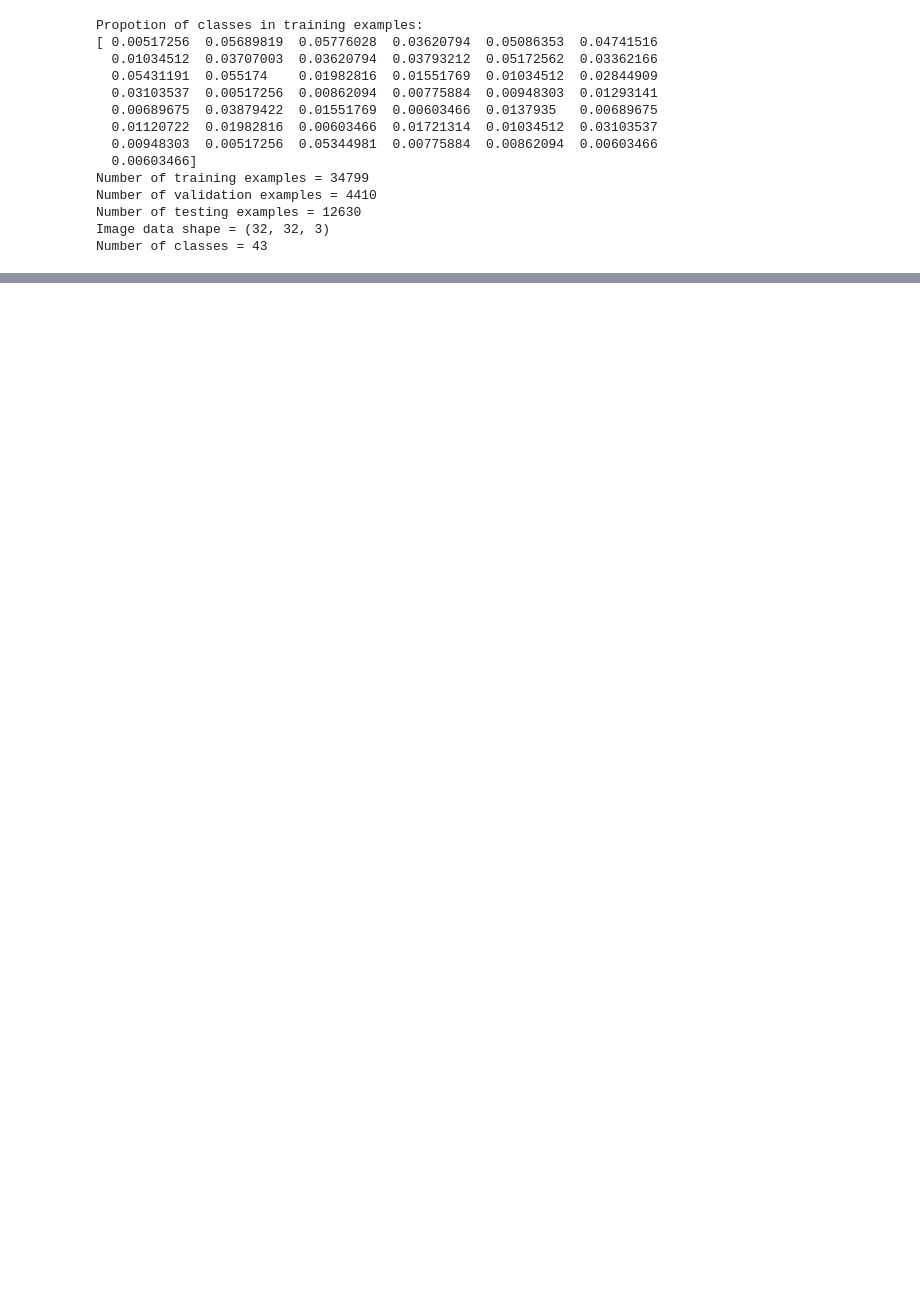
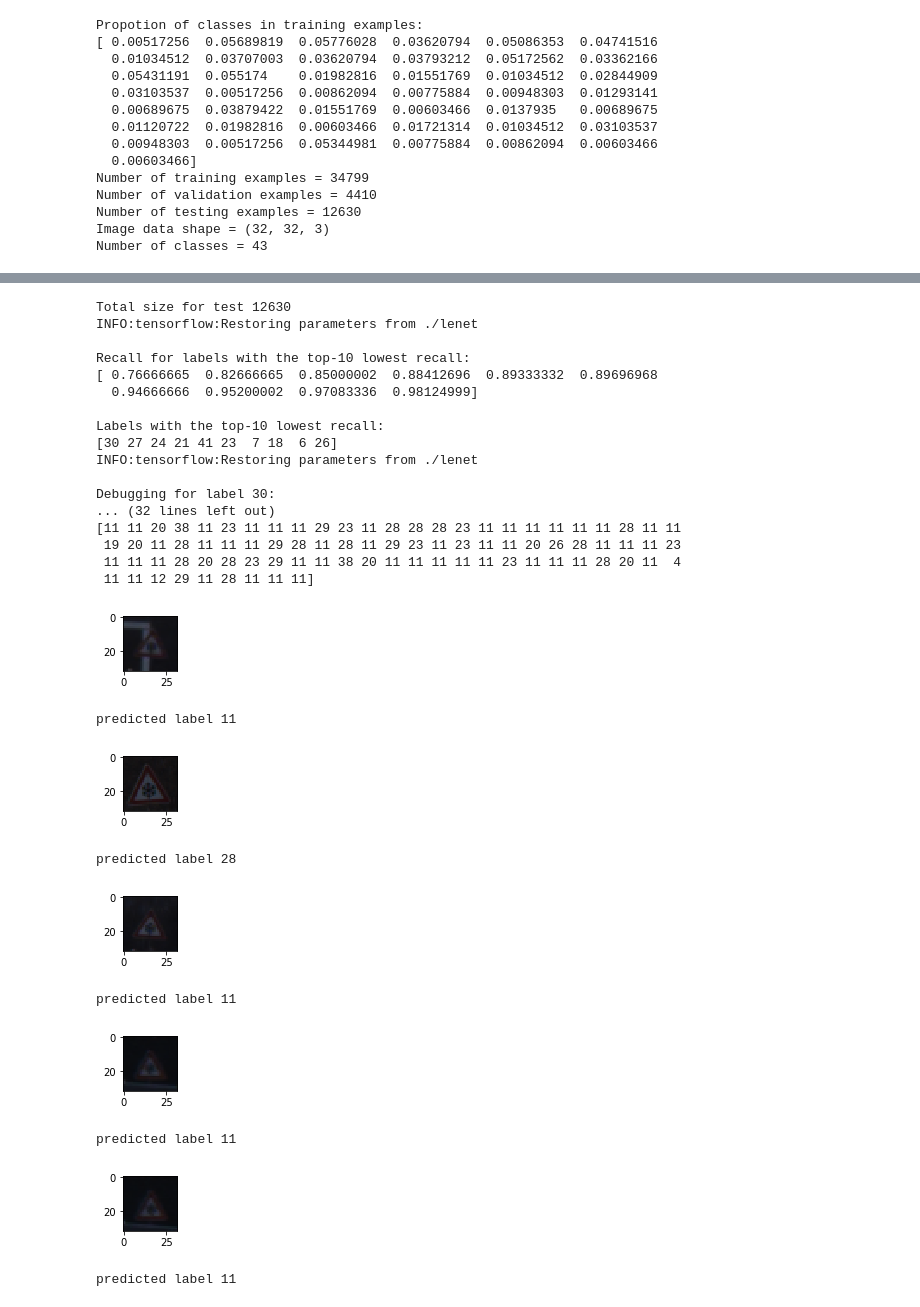
Before and after one commit to PayneJoe/SDC, a Jupyter notebook: CarND-Traffic-Sign-Classifier-Project/Traffic_Sign_Classifier.ipynb, the cells around one changed output, grey strips where cells are left out. Saved outputs shown, nothing was run; the diff lists cells and outputs as text; code cells hidden in the pictures; blank space fills up the shorter version.

```diff
--- a/CarND-Traffic-Sign-Classifier-Project/Traffic_Sign_Classifier.ipynb
+++ b/CarND-Traffic-Sign-Classifier-Project/Traffic_Sign_Classifier.ipynb
@@ -479,9 +502,9 @@ with tf.Session() as sess:
     for offset in range(0, num_examples, BATCH_SIZE):
         batch_x = X_test[offset:offset+BATCH_SIZE]
         if(offset == 0):
-            pred_y = sess.run(softmax, feed_dict={x: batch_x})
+            pred_y = sess.run(softmax, feed_dict={x: batch_x, keep_prob_1: 1.0, keep_prob_2: 1.0})
         else:
-            pred_y = np.vstack([pred_y, sess.run(softmax, feed_dict={x: batch_x})])
+            pred_y = np.vstack([pred_y, sess.run(softmax, feed_dict={x: batch_x, keep_prob_1: 1.0, keep_prob_2: 1.0})])
     topk = sess.run(tf.nn.top_k(tf.constant(pred_y), k= k))
 
     ## top-k softmax value
@@ -524,51 +565,81 @@ with tf.Session() as sess:
         batch_x = X_test[offset: offset + BATCH_SIZE]
         batch_y = y_test[offset: offset + BATCH_SIZE]
         if(offset == 0):
-            tp_mat = sess.run(tp, feed_dict={x: batch_x, y: batch_y})
-            t_n_mat = sess.run(t_n, feed_dict={x: batch_x, y: batch_y})
+            tp_mat = sess.run(tp, feed_dict={x: batch_x, y: batch_y, keep_prob_1: 1.0, keep_prob_2: 1.0})
+            t_n_mat = sess.run(t_n, feed_dict={y: batch_y})
         else:
-            tp_mat = np.vstack([tp_mat, sess.run(tp, feed_dict={x: batch_x, y: batch_y})])
-            t_n_mat = np.vstack([t_n_mat, sess.run(t_n, feed_dict={x: batch_x, y: batch_y})])
+            tp_mat = np.vstack([tp_mat, sess.run(tp, feed_dict={x: batch_x, y: batch_y, keep_prob_1: 1.0, keep_prob_2: 1.0})])
+            t_n_mat = np.vstack([t_n_mat, sess.run(t_n, feed_dict={y: batch_y})])
     individual_recall = np.sum(tp_mat, 0) / np.sum(t_n_mat, 0)
-    print('Recall for labels with the top-%s lowest recall: ' % k)
+    print('\nRecall for labels with the top-%s lowest recall: ' % k)
     topk_recall = np.sort(individual_recall[:k])
     print(topk_recall)
-    print('Labels with the top-%s lowest recall: ' % k)
+    print('\nLabels with the top-%s lowest recall: ' % k)
     topk_label = np.argsort(individual_recall)[:k]
     print(topk_label)
 # visualize some of these misclassified image
 with tf.Session() as sess:
     saver.restore(sess, tf.train.latest_checkpoint('.'))
 
-    pred_mat = sess.run(one_hot_pred, feed_dict= {x: X_test})
+    pred_mat = sess.run(one_hot_pred, feed_dict= {x: X_test, keep_prob_1: 1.0, keep_prob_2: 1.0})
     y_mat = sess.run(one_hot_y, feed_dict={y: y_test})
-
     y_pred_mult_mat = np.multiply(pred_mat, y_mat)
     # for label 27
-    debug_label = 0
-    print('\nDebug for label %s: ' % debug_label)
+    debug_label = 30
+    print('\nDebugging for label %s: ' % debug_label)
     pos_idx = np.argwhere(np.transpose(y_mat[:, debug_label]) == 1).flatten()
     pred_pos_idx = np.argwhere(np.transpose(pred_mat[:, debug_label]) == 1).flatten()
-
-    print(pos_idx, pred_pos_idx)
+    print('\nIndex of truth postive: ')
+    print(pos_idx)
+    print('\nIndex of predicted positive: ')
+    print(pred_pos_idx)
     mis_pos_idx = [v for v in pos_idx if(v not in pred_pos_idx)]
-    print('\nmisclassified index for label %s, size %s: ' % (debug_label, len(mis_pos_idx)))
+    print('\nSize of misclassified label %s is %s: ' % (debug_label, len(mis_pos_idx)))
+    print('\nIndex of misclassified positive: ')
     print(mis_pos_idx)
     mis_pred_label = np.argmax(pred_mat[mis_pos_idx,:], 1)
-    print('\npredicted label for label %s: ' % debug_label)
+    print('\nMisclassified label for label %s: ' % debug_label)
     print(mis_pred_label)
     # sample the last 10 misclassified image, visualize them, see what characters they reside
     s = 5
     for i in range(s):
         img = X_test[mis_pos_idx[-(s - i)]].squeeze()
         plot(img)
         print('predicted label %s' % mis_pred_label[- (s - i)])
 
-## simple summarization
-# 1. nosing pixles, eg. misclassified as 25 for label 27
-# 2. darkness, eg. misclassified as other labels for label 27
-# 3. view distance
+## notable charactertics of misclassified labels
+# 1. darkness
+# 2. noising pixels
+# 3. scale size
 ## improvement strategies
-# 1. clips for image might help in some way
-# 2. enlighten for image might be helpful
-# 3. zoomming for image
+# 1. brighten for images
+# 2. add perputation noise
+# 3. zoom in/out for images
+# %% [output]
+Total size for test 12630
+INFO:tensorflow:Restoring parameters from ./lenet
+
+Recall for labels with the top-10 lowest recall:
+[ 0.76666665  0.82666665  0.85000002  0.88412696  0.89333332  0.89696968
+  0.94666666  0.95200002  0.97083336  0.98124999]
+
+Labels with the top-10 lowest recall:
+[30 27 24 21 41 23  7 18  6 26]
+INFO:tensorflow:Restoring parameters from ./lenet
+
+Debugging for label 30:
+... (32 lines left out)
+[11 11 20 38 11 23 11 11 11 29 23 11 28 28 28 23 11 11 11 11 11 11 28 11 11
+ 19 20 11 28 11 11 11 29 28 11 28 11 29 23 11 23 11 11 20 26 28 11 11 11 23
+ 11 11 11 28 20 28 23 29 11 11 38 20 11 11 11 11 11 23 11 11 11 28 20 11  4
+ 11 11 12 29 11 28 11 11 11]
+[figure, added]
+predicted label 11
+[figure, added]
+predicted label 28
+[figure, added]
+predicted label 11
+[figure, added]
+predicted label 11
+[figure, added]
+predicted label 11
```
Also changed, not shown: parts of 5 cells of this notebook.
